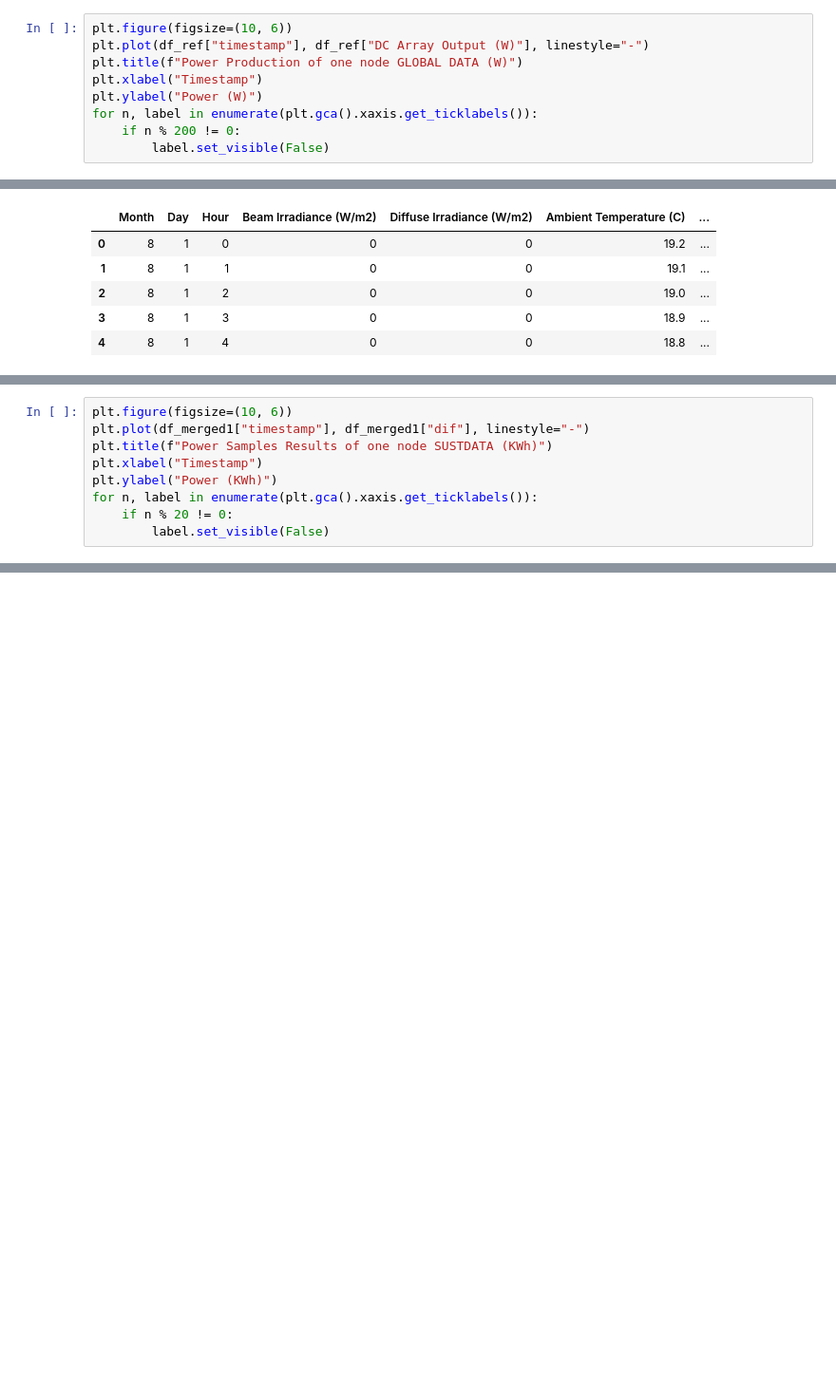
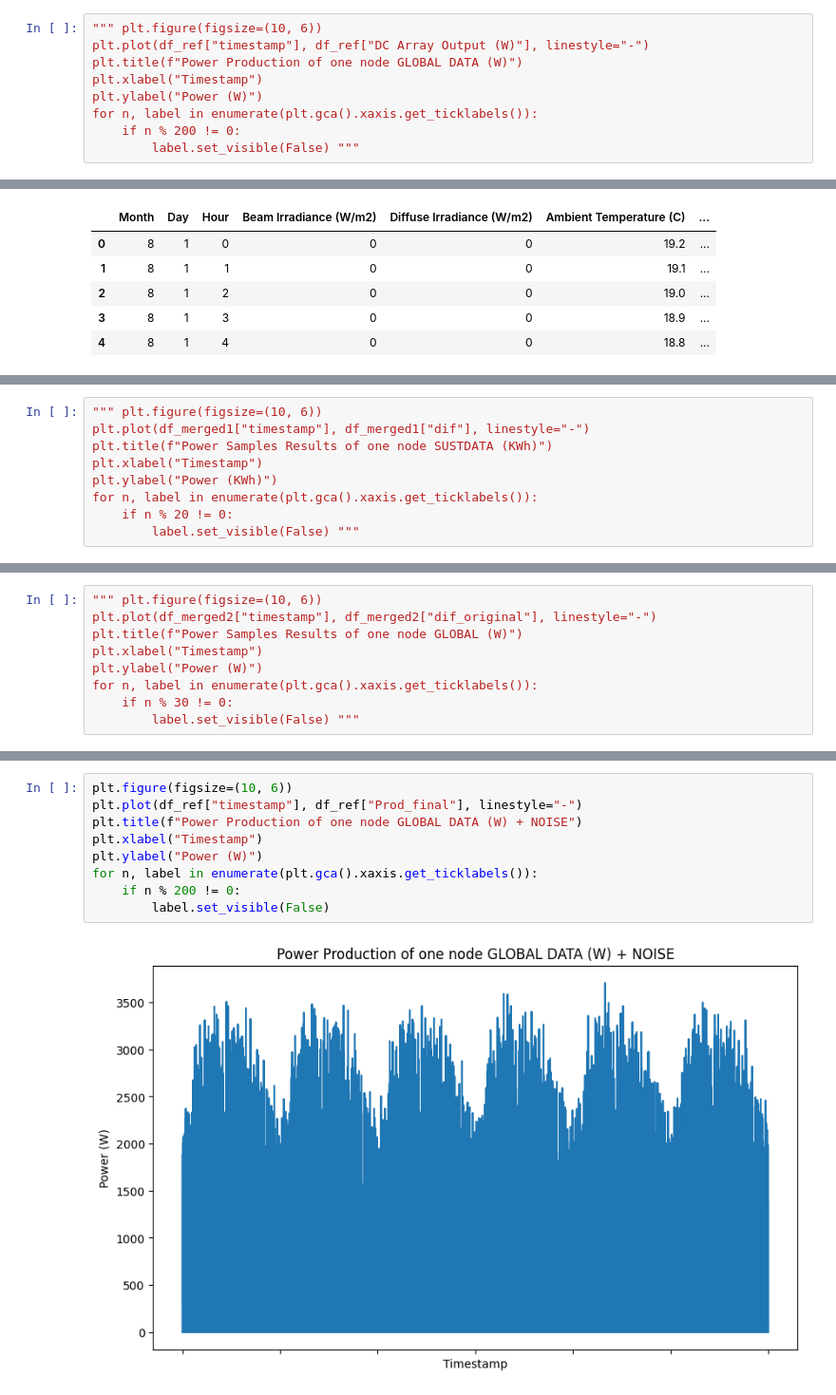
Before and after one commit to PaulaBartolomeMora/TFM, a Jupyter notebook: SustData/power_calc.ipynb, the cells around one changed output, grey strips where cells are left out. Shown at 95% size. Cells and saved outputs as stored; diff of their text form; blank space fills up the shorter version.

```diff
--- a/SustData/power_calc.ipynb
+++ b/SustData/power_calc.ipynb
@@ -60,10 +60,10 @@ for n, label in enumerate(plt.gca().xaxis.get_ticklabels()):
 # %%
-plt.figure(figsize=(10, 6))
+""" plt.figure(figsize=(10, 6))
 plt.plot(df_ref["timestamp"], df_ref["DC Array Output (W)"], linestyle="-")
 plt.title(f"Power Production of one node GLOBAL DATA (W)")
 plt.xlabel("Timestamp")
 plt.ylabel("Power (W)")
 for n, label in enumerate(plt.gca().xaxis.get_ticklabels()):
     if n % 200 != 0:
-        label.set_visible(False)
+        label.set_visible(False) """
 # %% [output]
@@ -159,10 +149,10 @@ max_solar.head()
 # %%
-plt.figure(figsize=(10, 6))
+""" plt.figure(figsize=(10, 6))
 plt.plot(df_merged1["timestamp"], df_merged1["dif"], linestyle="-")
 plt.title(f"Power Samples Results of one node SUSTDATA (KWh)")
 plt.xlabel("Timestamp")
 plt.ylabel("Power (KWh)")
 for n, label in enumerate(plt.gca().xaxis.get_ticklabels()):
     if n % 20 != 0:
-        label.set_visible(False)
+        label.set_visible(False) """
 # %% [output]
@@ -169,0 +160,9 @@ for n, label in enumerate(plt.gca().xaxis.get_ticklabels()):
+# %%
+""" plt.figure(figsize=(10, 6))
+plt.plot(df_merged2["timestamp"], df_merged2["dif_original"], linestyle="-")
+plt.title(f"Power Samples Results of one node GLOBAL (W)")
+plt.xlabel("Timestamp")
+plt.ylabel("Power (W)")
+for n, label in enumerate(plt.gca().xaxis.get_ticklabels()):
+    if n % 30 != 0:
+        label.set_visible(False) """
@@ -170,2 +251,13 @@ for n, label in enumerate(plt.gca().xaxis.get_ticklabels()):
+# %%
+plt.figure(figsize=(10, 6))
+plt.plot(df_ref["timestamp"], df_ref["Prod_final"], linestyle="-")
+plt.title(f"Power Production of one node GLOBAL DATA (W) + NOISE")
+plt.xlabel("Timestamp")
+plt.ylabel("Power (W)")
+for n, label in enumerate(plt.gca().xaxis.get_ticklabels()):
+    if n % 200 != 0:
+        label.set_visible(False)
+# %% [output]
+[figure, added]
 # %%
 plt.figure(figsize=(10, 6))
```
Also changed, not shown: parts of 15 cells of this notebook, 26 other files.
